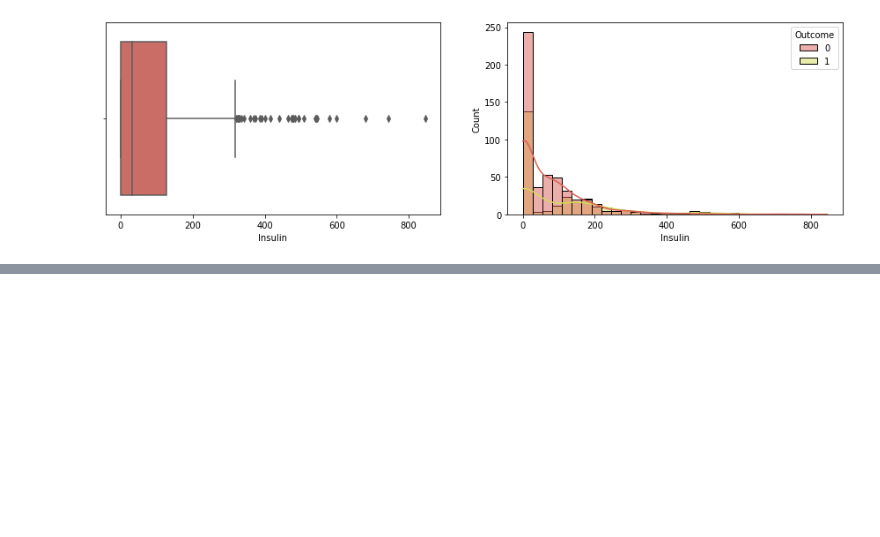
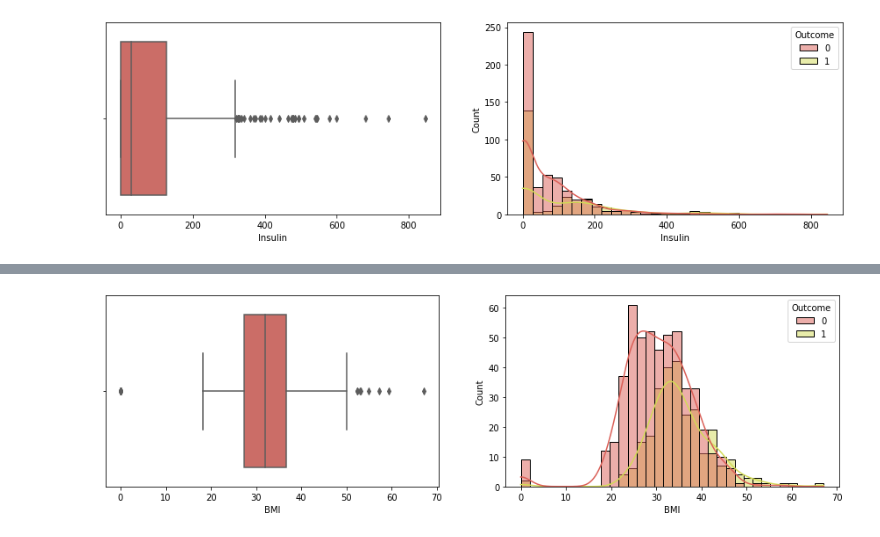
Before and after one commit to bmondal98/diabetes-prediction, a Jupyter notebook: Diabetes_Prediction.ipynb, the cells around one changed output, grey strips where cells are left out. Cells and saved outputs as stored; diff of their text form; code cells hidden in the pictures; blank space fills up the shorter version.

```diff
--- a/Diabetes_Prediction.ipynb
+++ b/Diabetes_Prediction.ipynb
@@ -334,0 +382,13 @@ plt.show()
+# %%
+#visulaizing body mass index
+fig = plt.figure(figsize=[15,4])
+
+plt.subplot(1,2,1)
+sns.boxplot(x='BMI', data=df)
+
+plt.subplot(1,2,2)
+sns.histplot(data=df, hue='Outcome', x="BMI",kde=True)
+
+plt.show()
+# %% [output]
+[figure, added]
```
Also changed, not shown: parts of 42 cells of this notebook.
